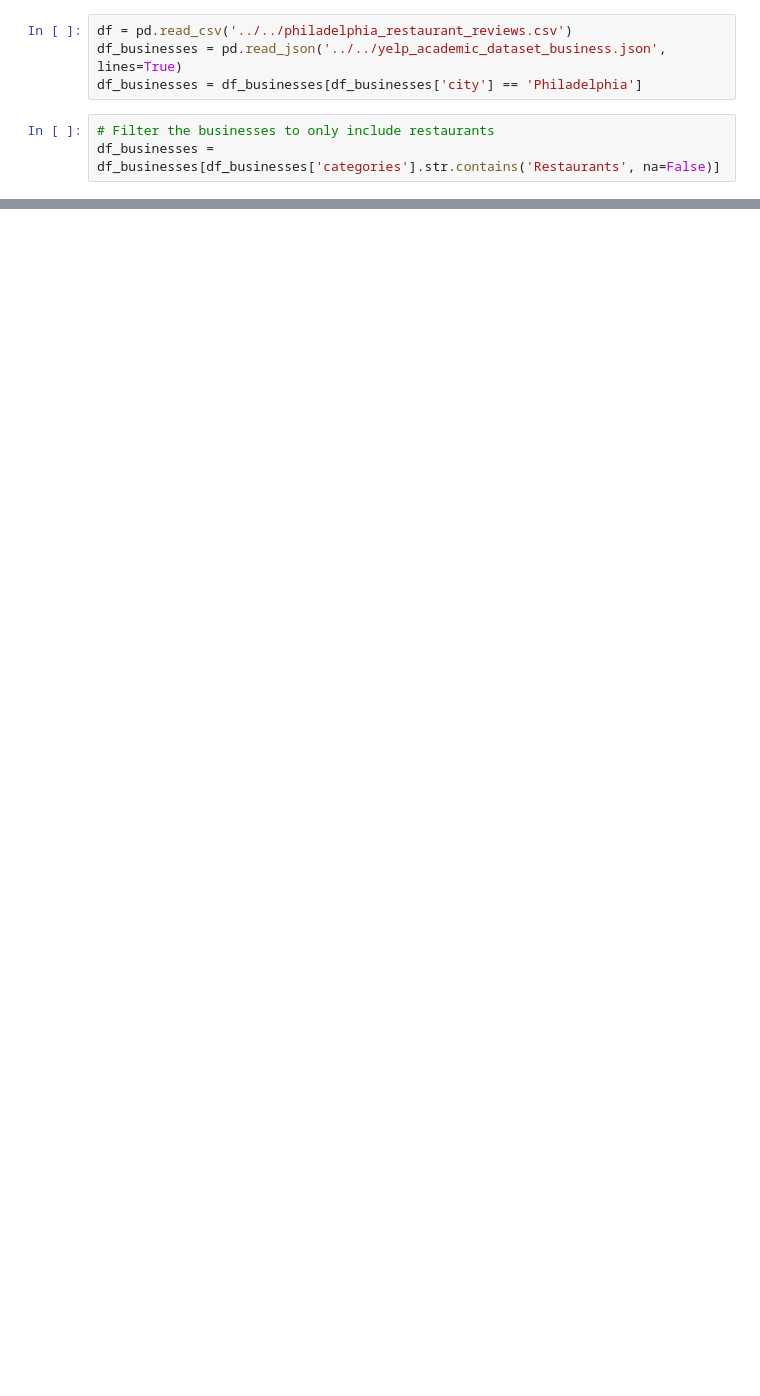
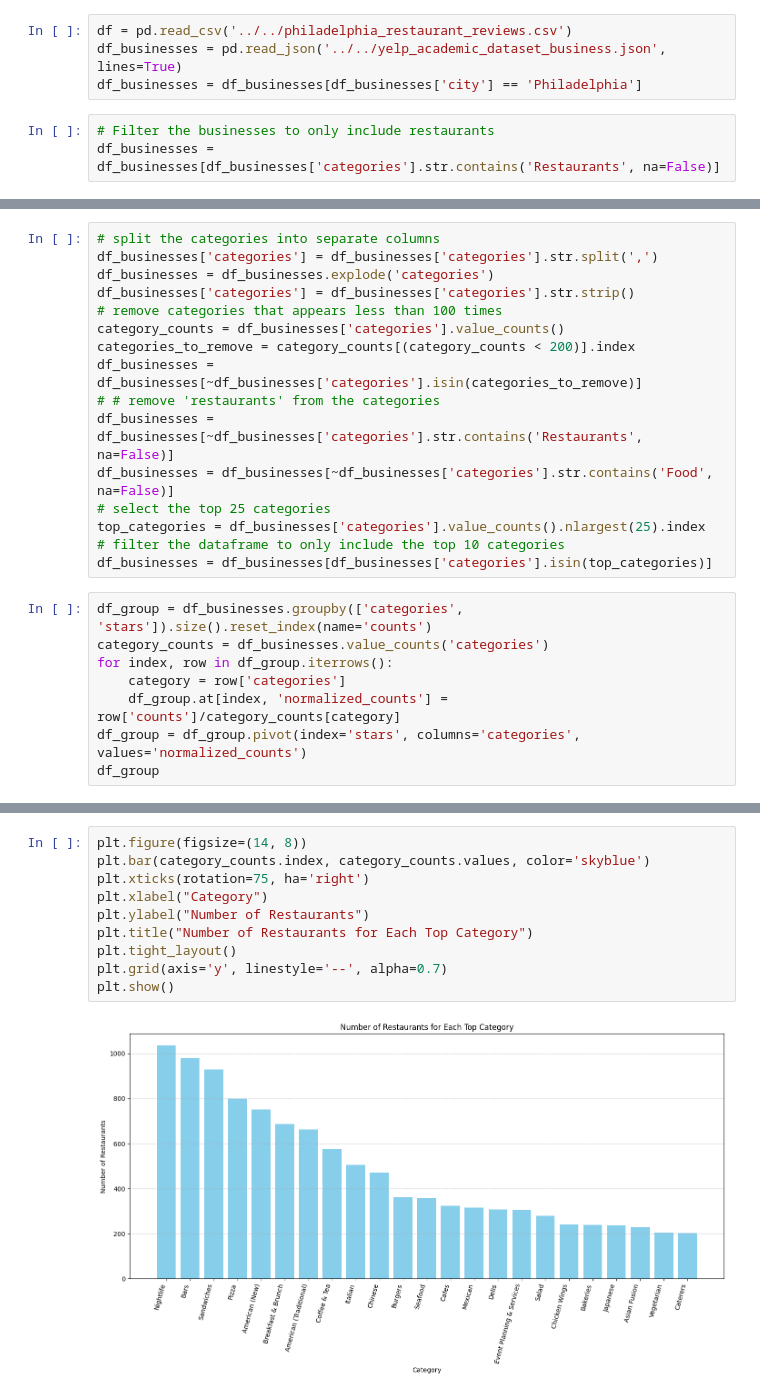
Before and after one commit to SorenLKuhl/SorenLKuhl.github.io, a Jupyter notebook: notebooks/exploratory.ipynb, the cells around one changed output, grey strips where cells are left out. Cells and saved outputs as stored; diff of their text form; blank space fills up the shorter version.

```diff
--- a/notebooks/exploratory.ipynb
+++ b/notebooks/exploratory.ipynb
@@ -136,0 +47,24 @@ show(p)
+# %%
+# split the categories into separate columns
+df_businesses['categories'] = df_businesses['categories'].str.split(',')
+df_businesses = df_businesses.explode('categories')
+df_businesses['categories'] = df_businesses['categories'].str.strip()
+# remove categories that appears less than 100 times
+category_counts = df_businesses['categories'].value_counts()
+categories_to_remove = category_counts[(category_counts < 200)].index
+df_businesses = df_businesses[~df_businesses['categories'].isin(categories_to_remove)]
+# # remove 'restaurants' from the categories
+df_businesses = df_businesses[~df_businesses['categories'].str.contains('Restaurants', na=False)]
+df_businesses = df_businesses[~df_businesses['categories'].str.contains('Food', na=False)]
+# select the top 25 categories
+top_categories = df_businesses['categories'].value_counts().nlargest(25).index
+# filter the dataframe to only include the top 10 categories
+df_businesses = df_businesses[df_businesses['categories'].isin(top_categories)]
+# %%
+df_group = df_businesses.groupby(['categories', 'stars']).size().reset_index(name='counts')
+category_counts = df_businesses.value_counts('categories')
+for index, row in df_group.iterrows():
+    category = row['categories']
+    df_group.at[index, 'normalized_counts'] = row['counts']/category_counts[category]
+df_group = df_group.pivot(index='stars', columns='categories', values='normalized_counts')
+df_group
@@ -136,0 +143,12 @@ show(p)
+# %%
+plt.figure(figsize=(14, 8))
+plt.bar(category_counts.index, category_counts.values, color='skyblue')
+plt.xticks(rotation=75, ha='right')
+plt.xlabel("Category")
+plt.ylabel("Number of Restaurants")
+plt.title("Number of Restaurants for Each Top Category")
+plt.tight_layout()
+plt.grid(axis='y', linestyle='--', alpha=0.7)
+plt.show()
+# %% [output]
+[figure, added]
```
Also changed, not shown: parts of 9 cells of this notebook, 1 other file.
